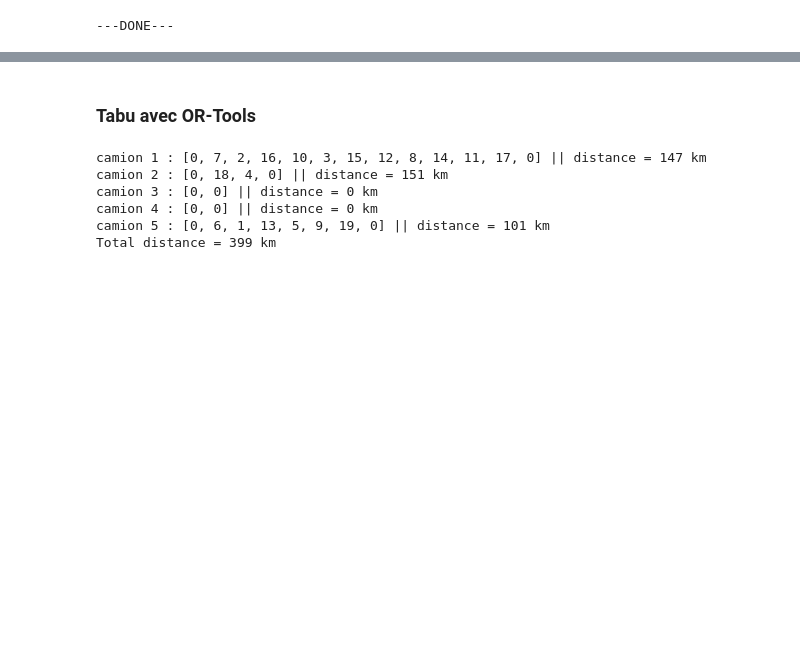
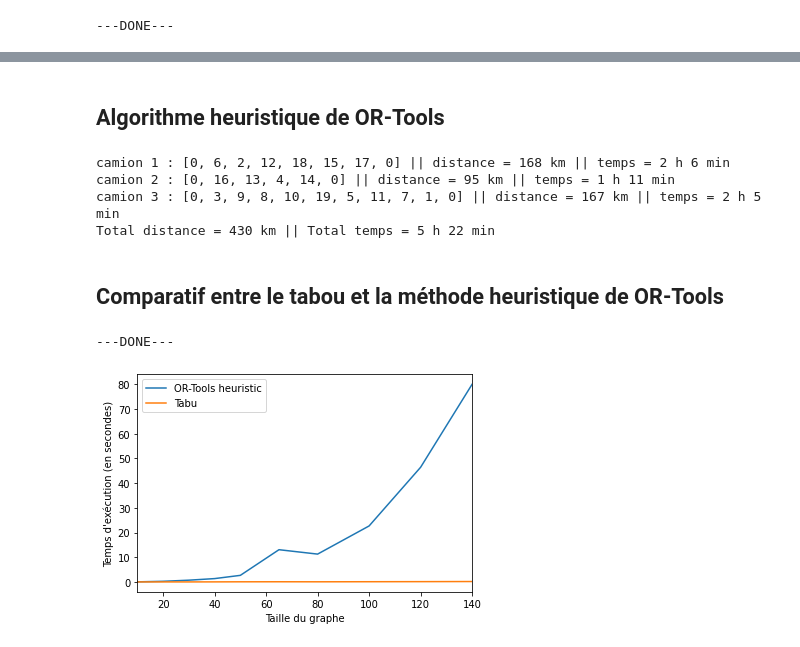
Before and after one commit to Sabsten/Projet_Graphe, a Jupyter notebook: testsAlgos.ipynb, the cells around one changed output, grey strips where cells are left out. Saved outputs shown, nothing was run; the diff lists cells and outputs as text; code cells hidden in the pictures; blank space fills up the shorter version.

```diff
--- a/testsAlgos.ipynb
+++ b/testsAlgos.ipynb
@@ -197,15 +196,62 @@ time_limit = 3
 # %% [markdown]
-### Tabu avec OR-Tools
+## Algorithme heuristique de OR-Tools
 # %%
-ortools_tabu_route, ortools_tabu_dist = ortools_method(grapheTable[1], vehicules, "tabu", time_limit)
-printer(ortools_tabu_route, ortools_tabu_dist)
+from Algorithms.or_tools import ortool_method
+
+ortools_heuristic_route, ortools_heuristic_dist = ortool_method(grapheTable[1], vehicules)
+printer(ortools_heuristic_route, ortools_heuristic_dist)
 
 # Décommenter le code ci-dessous pour avoir un carte avec la solution
-# generateMaps(ortools_tabu_route, PointsLivraisonTable[1], "ortools_tabu")
+generateMaps(ortools_heuristic_route, PointsLivraisonTable[1], "ortools_heuristic")
 # %% [output]
-camion 1 : [0, 7, 2, 16, 10, 3, 15, 12, 8, 14, 11, 17, 0] || distance = 147 km
-camion 2 : [0, 18, 4, 0] || distance = 151 km
-camion 3 : [0, 0] || distance = 0 km
-camion 4 : [0, 0] || distance = 0 km
-camion 5 : [0, 6, 1, 13, 5, 9, 19, 0] || distance = 101 km
-Total distance = 399 km
+camion 1 : [0, 6, 2, 12, 18, 15, 17, 0] || distance = 168 km || temps = 2 h 6 min
+camion 2 : [0, 16, 13, 4, 14, 0] || distance = 95 km || temps = 1 h 11 min
+camion 3 : [0, 3, 9, 8, 10, 19, 5, 11, 7, 1, 0] || distance = 167 km || temps = 2 h 5 min
+Total distance = 430 km || Total temps = 5 h 22 min
+# %% [markdown]
+## Comparatif entre le tabou et la méthode heuristique de OR-Tools
+# %%
+import time
+#evaluation du temps d'exécution et du résultat
+Time_ortools = []
+Time_tabu = []
+Worst_ortools = []
+Worst_tabu = []
+TotalDistances_ortools = []
+TotalDistances_tabu = []
+
+for graphe in grapheTable:
+    #evaluation tabou OR-Tools
+    t = time.process_time()
+    ortools_route, ortools_distance = ortool_method(graphe, vehicules, "default", time_limit)
+    elapsed_time = time.process_time() - t
+    Time_ortools.append(elapsed_time)
+    Worst_ortools.append(max(ortools_distance))
+    TotalDistances_ortools.append(ortools_distance)
+
+    #evaluation tabou
+    t = time.process_time()
+    tabu_route, tabu_distance = tabu_method(graphe, vehicules, maxIterations)
+    elapsed_time = time.process_time() - t
+    Time_tabu.append(elapsed_time)
+    Worst_tabu.append(max(tabu_distance))
+    TotalDistances_tabu.append(tabu_distance)
+
+print("---DONE---")
+# %% [output]
+---DONE---
+# %%
+import matplotlib.pyplot as plt
+
+#graphe temps d'exécution
+plt.plot(listeDegre,Time_ortools)
+plt.plot(listeDegre,Time_tabu)
+
+plt.legend(['OR-Tools heuristic', 'Tabu'])
+plt.xlabel("Taille du graphe")
+plt.ylabel("Temps d'exécution (en secondes)")
+plt.xlim([10, 140])
+
+plt.show()
+# %% [output]
+[figure, added]
```
Also changed, not shown: parts of 30 cells of this notebook, 10 other files.
